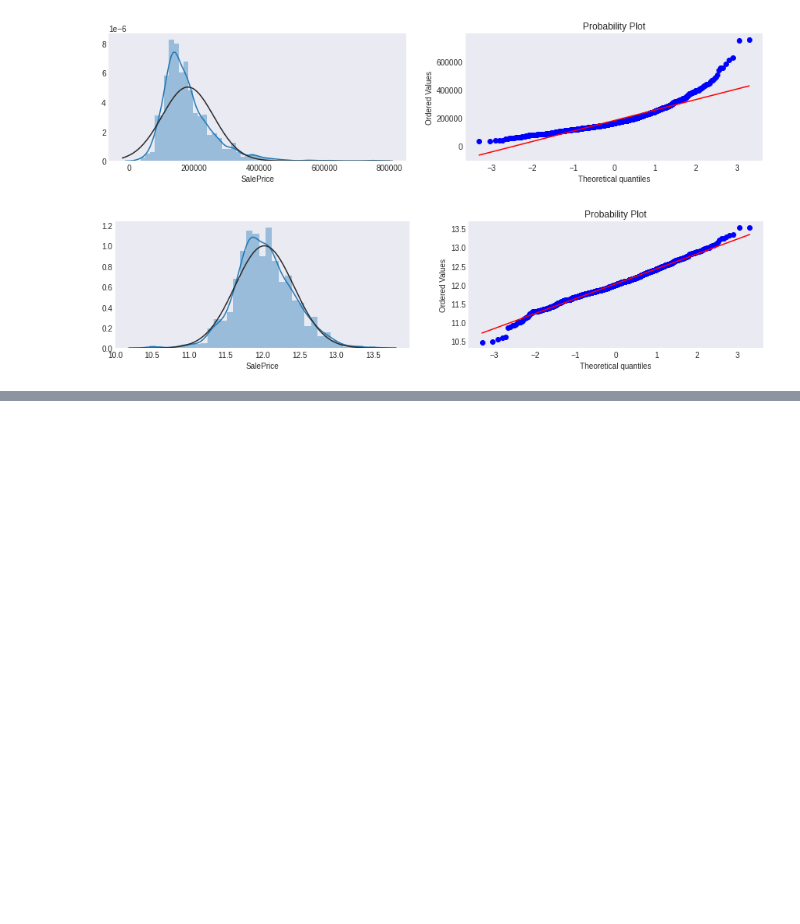
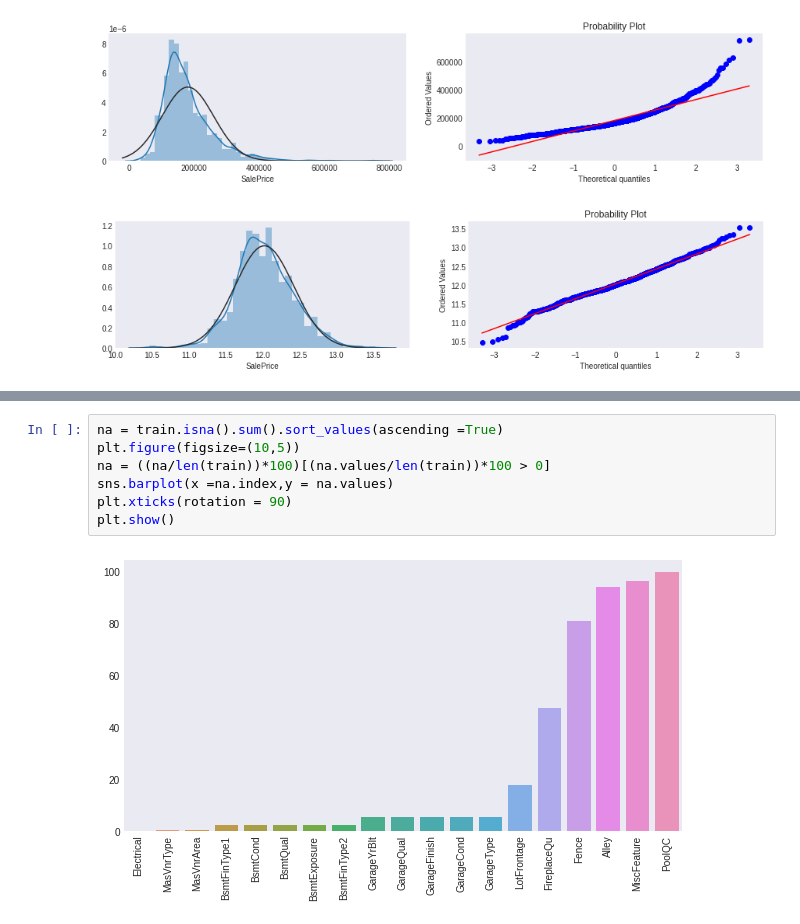
Before and after one commit to Manoj-312002/Python, a Jupyter notebook: house/house.ipynb, the cells around one changed output, grey strips where cells are left out. Saved outputs shown, nothing was run; the diff lists cells and outputs as text; blank space fills up the shorter version.

```diff
--- a/house/house.ipynb
+++ b/house/house.ipynb
@@ -70,0 +132,9 @@ integer.head()
+# %%
+na = train.isna().sum().sort_values(ascending =True)
+plt.figure(figsize=(10,5))
+na = ((na/len(train))*100)[(na.values/len(train))*100 > 0]
+sns.barplot(x =na.index,y = na.values)
+plt.xticks(rotation = 90)
+plt.show()
+# %% [output]
+[figure, added]
```
Also changed, not shown: parts of 9 cells of this notebook.
